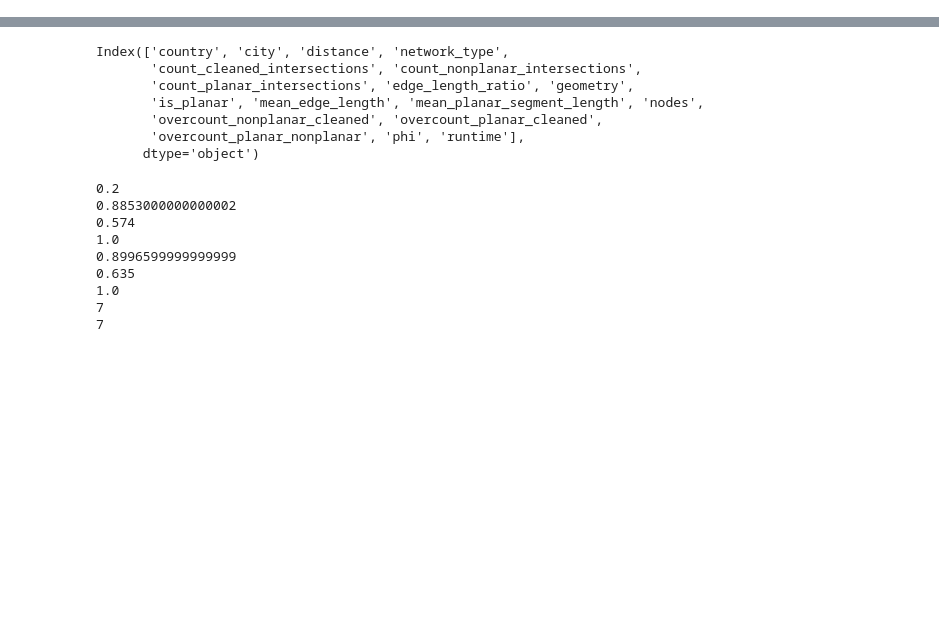
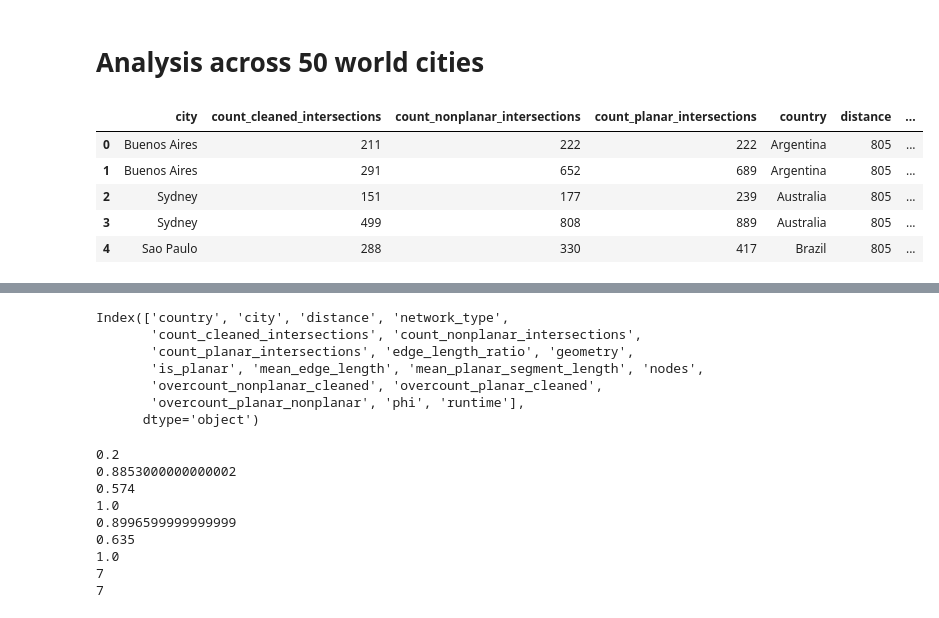
Before and after one commit to gboeing/planar-vs-nonplanar, a Jupyter notebook: planar-vs-nonplanar-analysis.ipynb, the cells around one changed output, grey strips where cells are left out. Cells and saved outputs as stored; diff of their text form; code cells hidden in the pictures; blank space fills up the shorter version.

```diff
--- a/calculate-summary-stats.ipynb
+++ b/planar-vs-nonplanar-analysis.ipynb
@@ -1 +1,3 @@
+# %% [markdown]
+# Analysis across 50 world cities
 # %%
@@ -4,0 +19,9 @@ ox.config(use_cache=True)
+# %%
+gdf.head()
+# %% [output]
+|  | city | count_cleaned_intersections | count_nonplanar_intersections | count_planar_intersections | country | distance | ... |
+| 0 | Buenos Aires | 211 | 222 | 222 | Argentina | 805 | ... |
+| 1 | Buenos Aires | 291 | 652 | 689 | Argentina | 805 | ... |
+| 2 | Sydney | 151 | 177 | 239 | Australia | 805 | ... |
+| 3 | Sydney | 499 | 808 | 889 | Australia | 805 | ... |
+| 4 | Sao Paulo | 288 | 330 | 417 | Brazil | 805 | ... |
```
Also changed, not shown: parts of 18 cells of this notebook, 1 other file.
